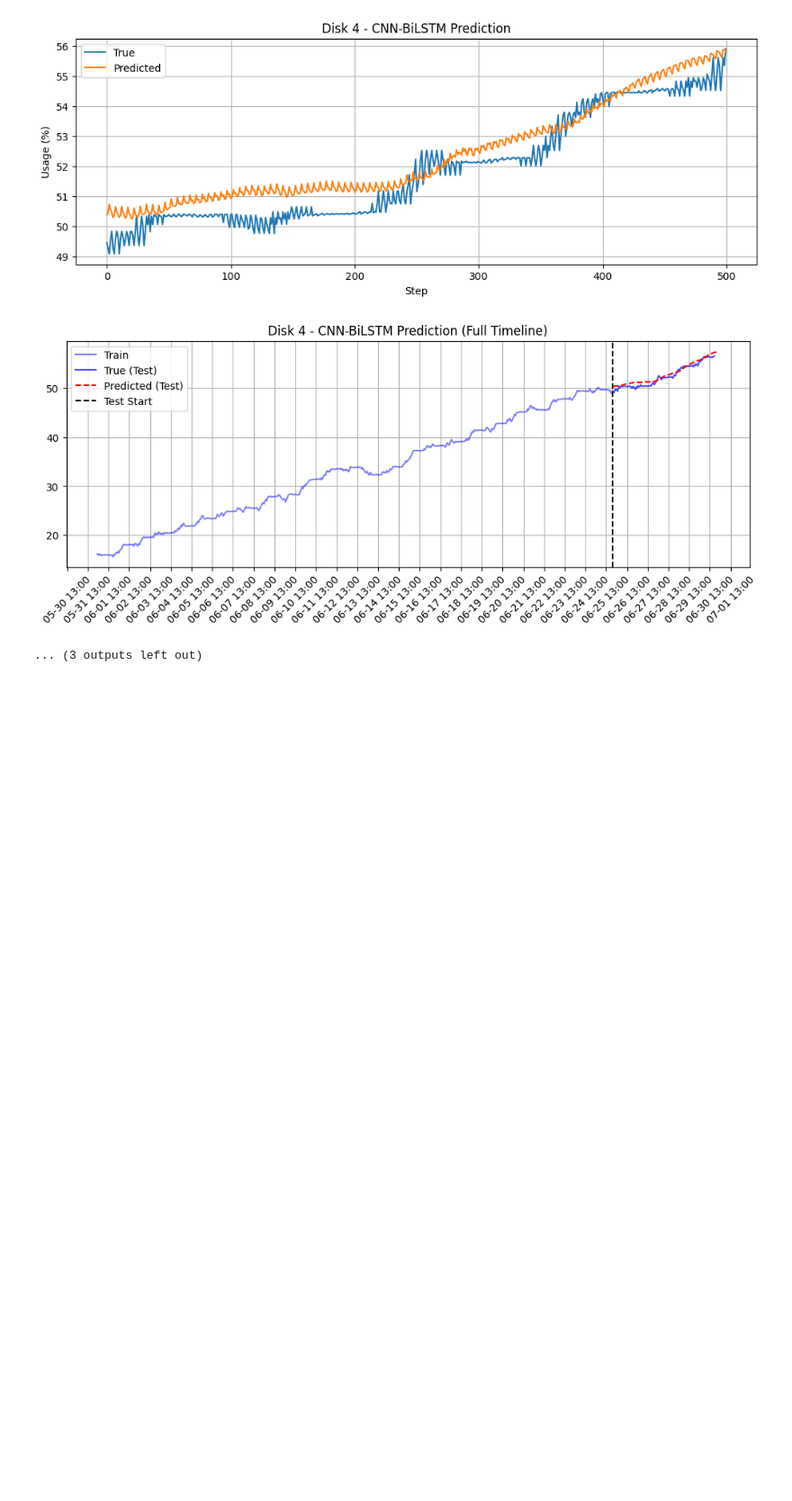
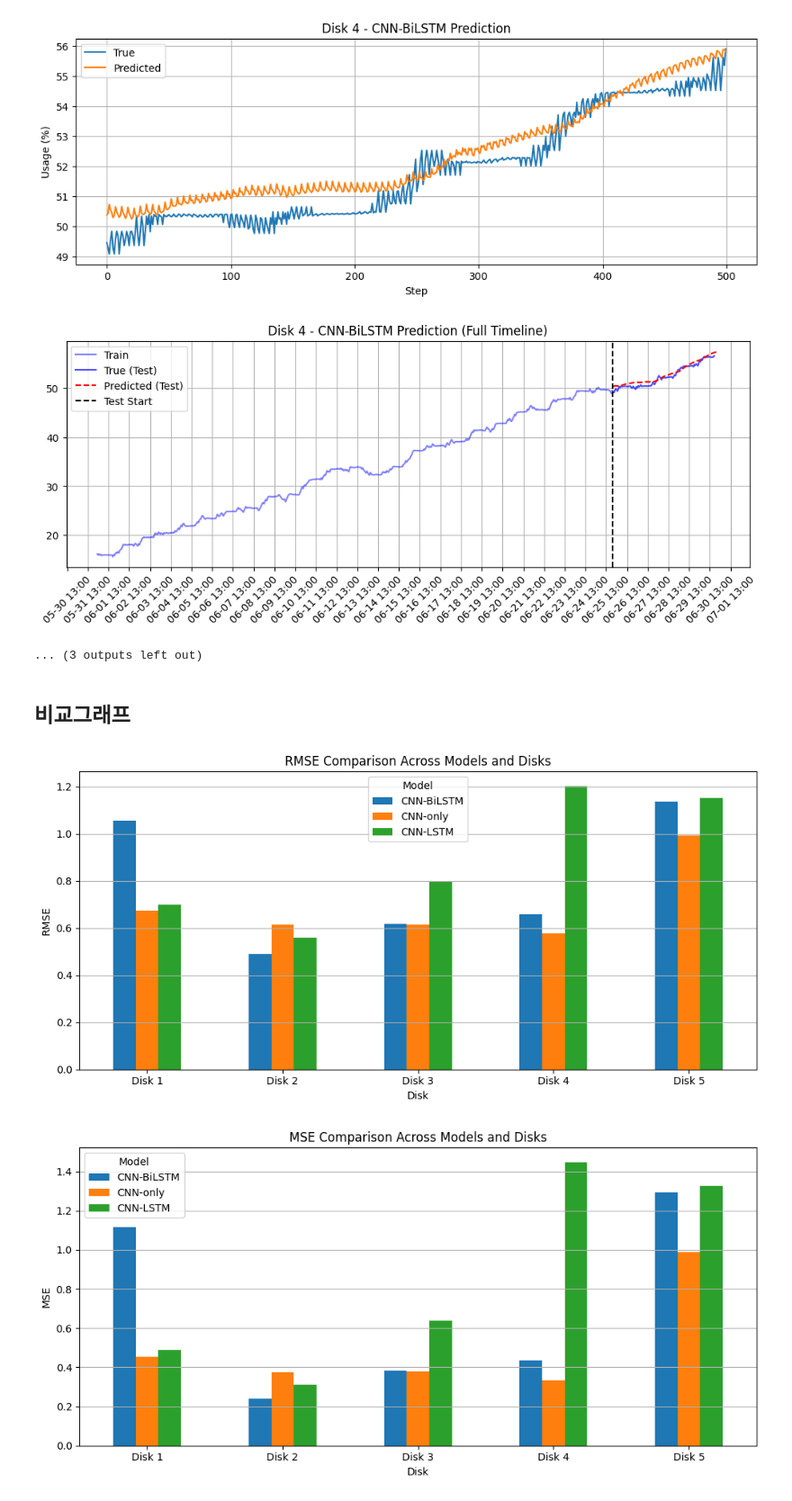
Before and after one commit to hyeonseonn/sensing_app, a Jupyter notebook: [0731new]machine_learning_for_disk.ipynb, the cells around one changed output. Shown at 90% size. Drawn from its saved outputs; the diff is of its cells as text; code cells hidden in the pictures; blank space fills up the shorter version.

```diff
--- a/[0731new]machine_learning_for_disk.ipynb
+++ b/[0731new]machine_learning_for_disk.ipynb
@@ -580,3 +580,58 @@ R²  : 0.9171545481092631
 [figure]
 [figure]
 ... (3 outputs left out)
+# %% [markdown]
+## 비교그래프
+# %%
+import matplotlib.pyplot as plt
+import numpy as np
+import pandas as pd
+
+# 결과 정의: RMSE와 R²는 주어졌고, MSE는 RMSE^2로 계산
+models = ['CNN-BiLSTM', 'CNN-only', 'CNN-LSTM']
+disks = ['Disk 1', 'Disk 2', 'Disk 3', 'Disk 4', 'Disk 5']
+
+rmse_data = {
+    'CNN-BiLSTM': [1.0569, 0.4912, 0.6192, 0.6590, 1.1367],
+    'CNN-only':   [0.6754, 0.6137, 0.6146, 0.5789, 0.9942],
+    'CNN-LSTM':   [0.6991, 0.5595, 0.7996, 1.2039, 1.1525]
+}
+
+# MSE = RMSE^2
+mse_data = {
+    model: [val**2 for val in rmse_data[model]]
+    for model in models
+}
+
+# DataFrame 변환
+rmse_df = pd.DataFrame(rmse_data, index=disks)
+mse_df = pd.DataFrame(mse_data, index=disks)
+
+# ----------------------------
+# ✅ 그래프 1: RMSE 비교
+# ----------------------------
+rmse_df.plot(kind='bar', figsize=(10, 5))
+plt.title('RMSE Comparison Across Models and Disks')
+plt.ylabel('RMSE')
+plt.xlabel('Disk')
+plt.xticks(rotation=0)
+plt.legend(title='Model')
+plt.grid(True, axis='y')
+plt.tight_layout()
+plt.show()
+
+# ----------------------------
+# ✅ 그래프 2: MSE 비교
+# ----------------------------
+mse_df.plot(kind='bar', figsize=(10, 5))
+plt.title('MSE Comparison Across Models and Disks')
+plt.ylabel('MSE')
+plt.xlabel('Disk')
+plt.xticks(rotation=0)
+plt.legend(title='Model')
+plt.grid(True, axis='y')
+plt.tight_layout()
+plt.show()
+# %% [output]
+[figure, added]
+[figure, added]
```
Also changed, not shown: parts of 1 cell of this notebook.
